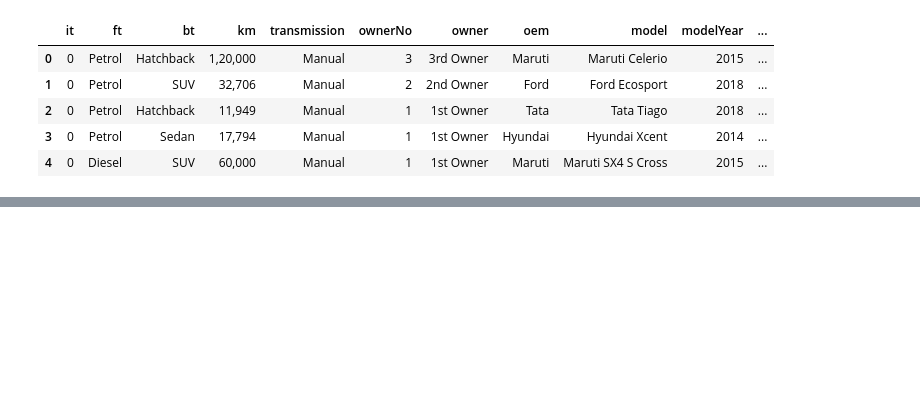
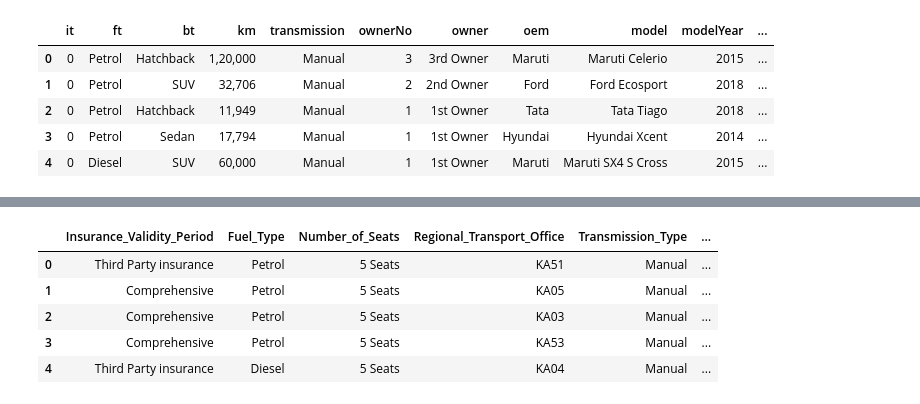
Before and after one commit to Nagasuruthi-R/car_dheko_machine_learning, a Jupyter notebook: project/main.ipynb, the cells around one changed output, grey strips where cells are left out. Saved outputs shown, nothing was run; the diff lists cells and outputs as text; code cells hidden in the pictures; blank space fills up the shorter version.

```diff
--- a/project/main.ipynb
+++ b/project/main.ipynb
@@ -142,0 +275,42 @@ newcar_details.head()
+# %%
+# Complete mapping dictionary
+rename_dict = {
+    'Insurance Validity': 'Insurance_Validity_Period',
+    'Fuel Type': 'Fuel_Type',
+    'Seats': 'Number_of_Seats',
+    'RTO': 'Regional_Transport_Office',
+    'Transmission': 'Transmission_Type',
+    'top_features': 'Top_Features',
+    'Comfort & Convenience': 'Comfort_and_Convenience',
+    'Interior': 'Interior_Features',
+    'Exterior': 'Exterior_Features',
+    'Safety': 'Safety_Features',
+    'Entertainment & Communication': 'Entertainment_and_Communication',
+    'Mileage': 'Mileage_(km/l)',
+    'Engine': 'Engine_Capacity',
+    'Max Power': 'Maximum_Power',
+    'Torque': 'Torque',
+    'Wheel Size': 'Wheel_Size',
+    'bt': 'Battery_Type',
+    'km': 'Kilometers_Driven',
+    'ownerNo': 'Number_of_Owners',
+    'oem': 'Original_Equipment_Manufacturer',
+    'model': 'Car_Model',
+    'modelYear': 'Model_Year',
+    'centralVariantId': 'Central_Variant_ID',
+    'variantName': 'Variant_Name',
+    'price': 'Listed_Price',
+    'priceActual': 'Actual_Price',
+    'priceSaving': 'Price_Saving_Amount'
+}
+# %%
+cars_df.rename(columns=rename_dict, inplace=True)
+# %%
+cars_df.head()
+# %% [output]
+|  | Insurance_Validity_Period | Fuel_Type | Number_of_Seats | Regional_Transport_Office | Transmission_Type | ... |
+| 0 | Third Party insurance | Petrol | 5 Seats | KA51 | Manual | ... |
+| 1 | Comprehensive | Petrol | 5 Seats | KA05 | Manual | ... |
+| 2 | Comprehensive | Petrol | 5 Seats | KA03 | Manual | ... |
+| 3 | Comprehensive | Petrol | 5 Seats | KA53 | Manual | ... |
+| 4 | Third Party insurance | Diesel | 5 Seats | KA04 | Manual | ... |
```
Also changed, not shown: parts of 20 cells of this notebook, 8 other files.
